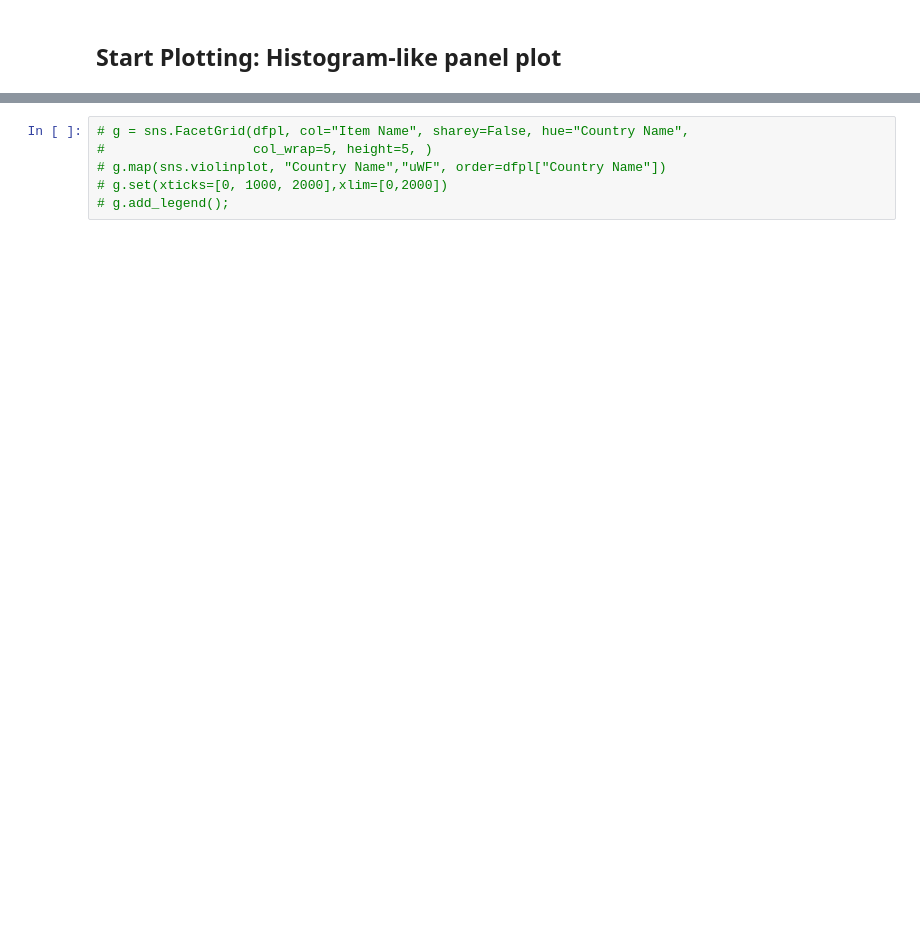
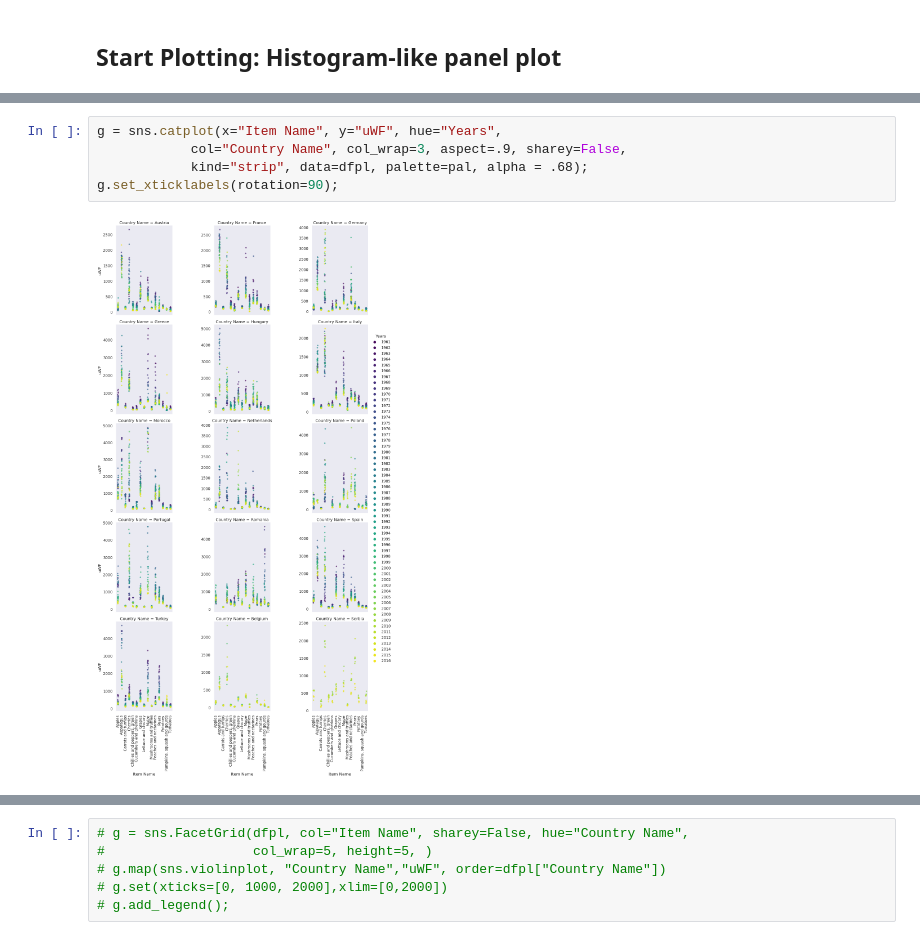
Before and after one commit to jburdano/uWF101, a Jupyter notebook: task9_joerg_hist.ipynb, the cells around one changed output, grey strips where cells are left out. Cells and saved outputs as stored; diff of their text form; blank space fills up the shorter version.

```diff
--- a/task9_joerg_hist.ipynb
+++ b/task9_joerg_hist.ipynb
@@ -61,0 +71,7 @@ g.set_xticklabels(rotation=90);
+# %%
+g = sns.catplot(x="Item Name", y="uWF", hue="Years",
+            col="Country Name", col_wrap=3, aspect=.9, sharey=False,
+            kind="strip", data=dfpl, palette=pal, alpha = .68);
+g.set_xticklabels(rotation=90);
+# %% [output]
+[figure, added]
```
Also changed, not shown: parts of 4 cells of this notebook.
